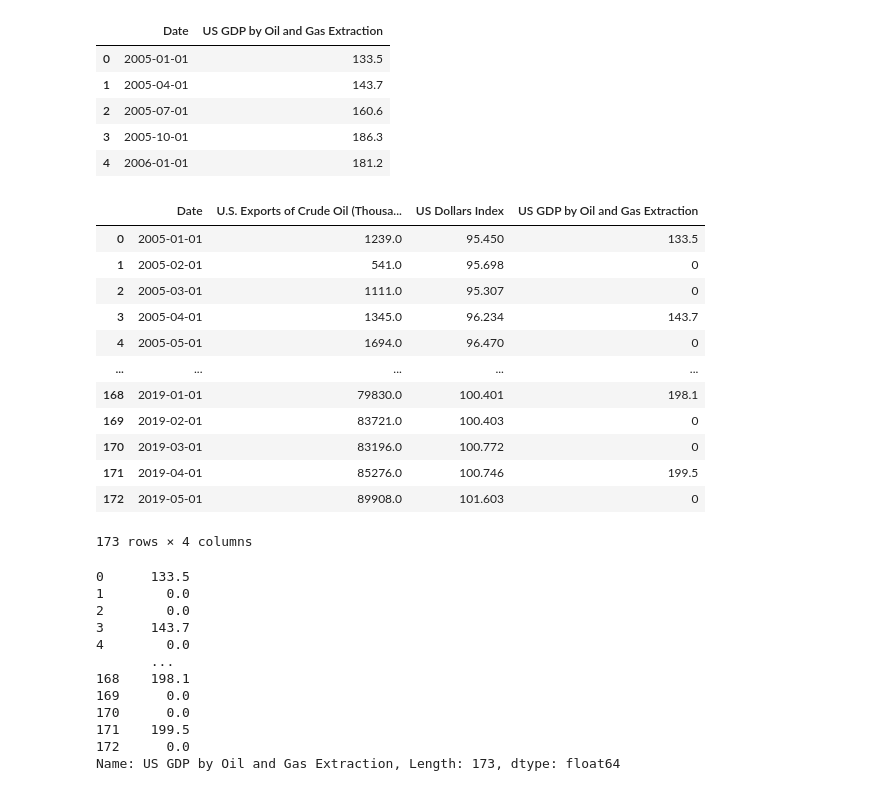
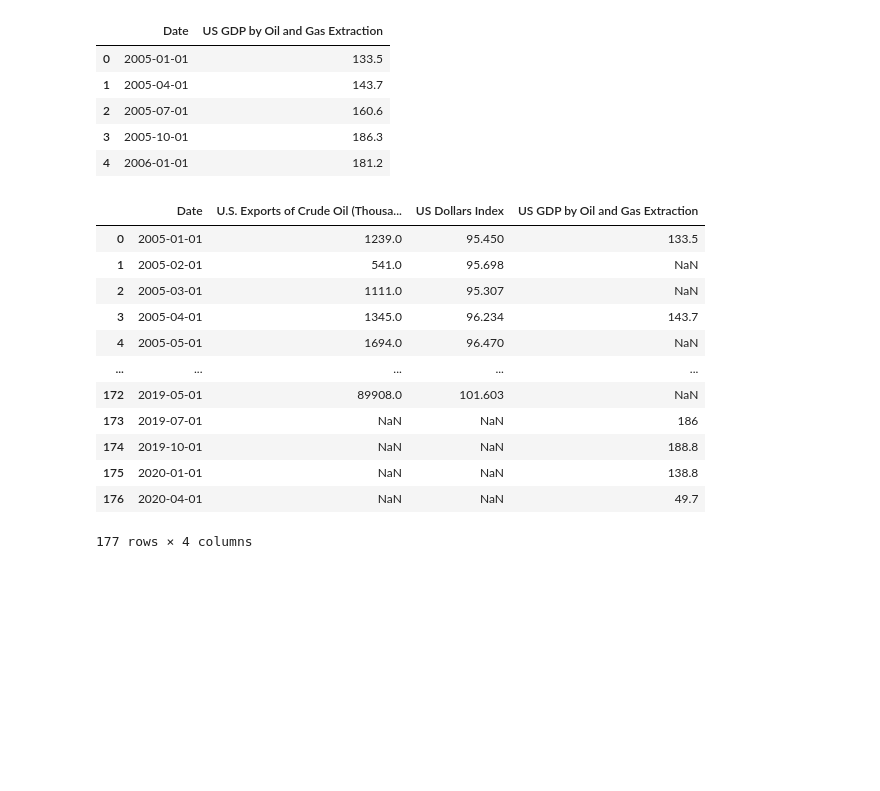
Before and after one commit to kk-deng/CanadaEnergyIE, a Jupyter notebook: Part 1 - US Oil Export and GDP vs. USD dollars.ipynb, the cells around one changed output. Saved outputs shown, nothing was run; the diff lists cells and outputs as text; code cells hidden in the pictures; blank space fills up the shorter version.

```diff
--- a/Part 1 - US Oil Export and GDP vs. USD dollars.ipynb
+++ b/Part 1 - US Oil Export and GDP vs. USD dollars.ipynb
@@ -230,33 +229,0 @@ merge_final = pd.merge(merge_1_3, table7_final, on="Date", how="left")
-# %%
-merge_final['US GDP by Oil and Gas Extraction'] = merge_final['US GDP by Oil and Gas Extraction'].replace(np.nan, 0)
-merge_final
-# %% [output]
-|  | Date | U.S. Exports of Crude Oil (Thousa... | US Dollars Index | US GDP by Oil and Gas Extraction |
-| 0 | 2005-01-01 | 1239.0 | 95.450 | 133.5 |
-| 1 | 2005-02-01 | 541.0 | 95.698 | 0 |
-| 2 | 2005-03-01 | 1111.0 | 95.307 | 0 |
-| 3 | 2005-04-01 | 1345.0 | 96.234 | 143.7 |
-| 4 | 2005-05-01 | 1694.0 | 96.470 | 0 |
-| ... | ... | ... | ... | ... |
-| 168 | 2019-01-01 | 79830.0 | 100.401 | 198.1 |
-| 169 | 2019-02-01 | 83721.0 | 100.403 | 0 |
-| 170 | 2019-03-01 | 83196.0 | 100.772 | 0 |
-| 171 | 2019-04-01 | 85276.0 | 100.746 | 199.5 |
-| 172 | 2019-05-01 | 89908.0 | 101.603 | 0 |
-173 rows × 4 columns
-# %%
-merge_final["US GDP by Oil and Gas Extraction"] = merge_final["US GDP by Oil and Gas Extraction"].fillna(0)
-merge_final["US GDP by Oil and Gas Extraction"].astype(float)
-# %% [output]
-0      133.5
-1        0.0
-2        0.0
-3      143.7
-4        0.0
-       ...
-168    198.1
-169      0.0
-170      0.0
-171    199.5
-172      0.0
-Name: US GDP by Oil and Gas Extraction, Length: 173, dtype: float64
@@ -266,3 +230,20 @@ merge_final.to_csv("Resources/Plotting/Transformed Data/ Transformed Data - Part
+# %%
+merge_final.fillna(0)
+merge_final
+# %% [output]
+|  | Date | U.S. Exports of Crude Oil (Thousa... | US Dollars Index | US GDP by Oil and Gas Extraction |
+| 0 | 2005-01-01 | 1239.0 | 95.450 | 133.5 |
+| 1 | 2005-02-01 | 541.0 | 95.698 | NaN |
+| 2 | 2005-03-01 | 1111.0 | 95.307 | NaN |
+| 3 | 2005-04-01 | 1345.0 | 96.234 | 143.7 |
+| 4 | 2005-05-01 | 1694.0 | 96.470 | NaN |
+| ... | ... | ... | ... | ... |
+| 172 | 2019-05-01 | 89908.0 | 101.603 | NaN |
+| 173 | 2019-07-01 | NaN | NaN | 186 |
+| 174 | 2019-10-01 | NaN | NaN | 188.8 |
+| 175 | 2020-01-01 | NaN | NaN | 138.8 |
+| 176 | 2020-04-01 | NaN | NaN | 49.7 |
+177 rows × 4 columns
 # %%
 #-----------------------------------------------------------------------------------------------
 # PLOTTING
```
Also changed, not shown: parts of 6 cells of this notebook, 3 other files.
